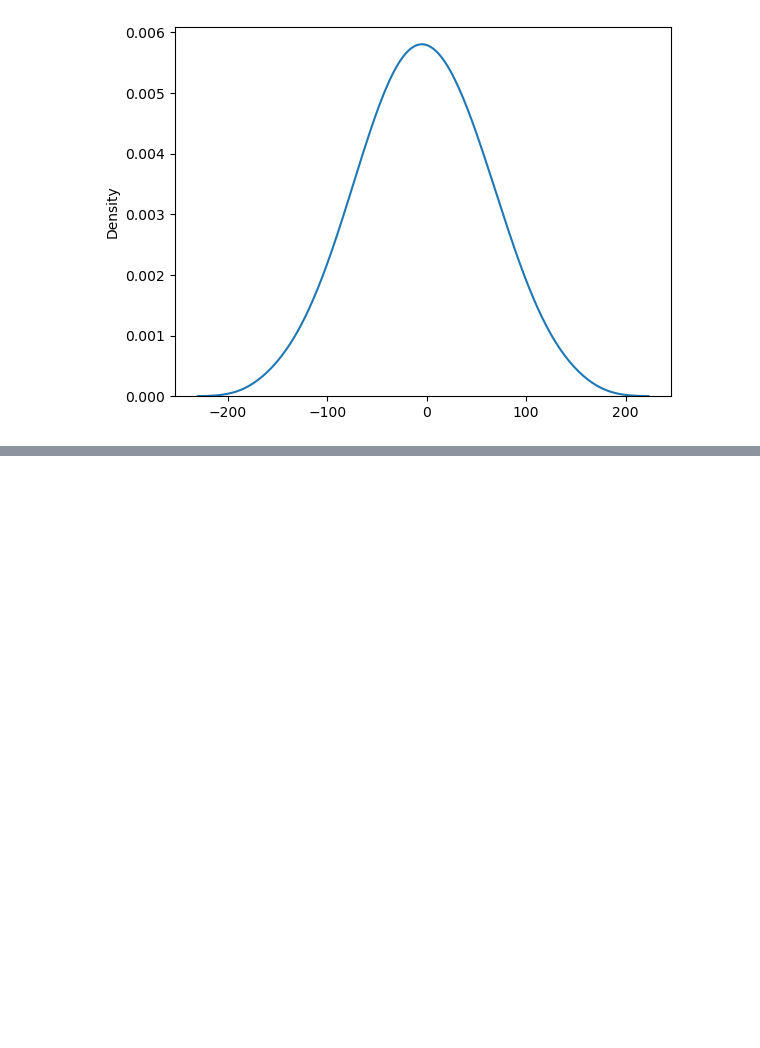
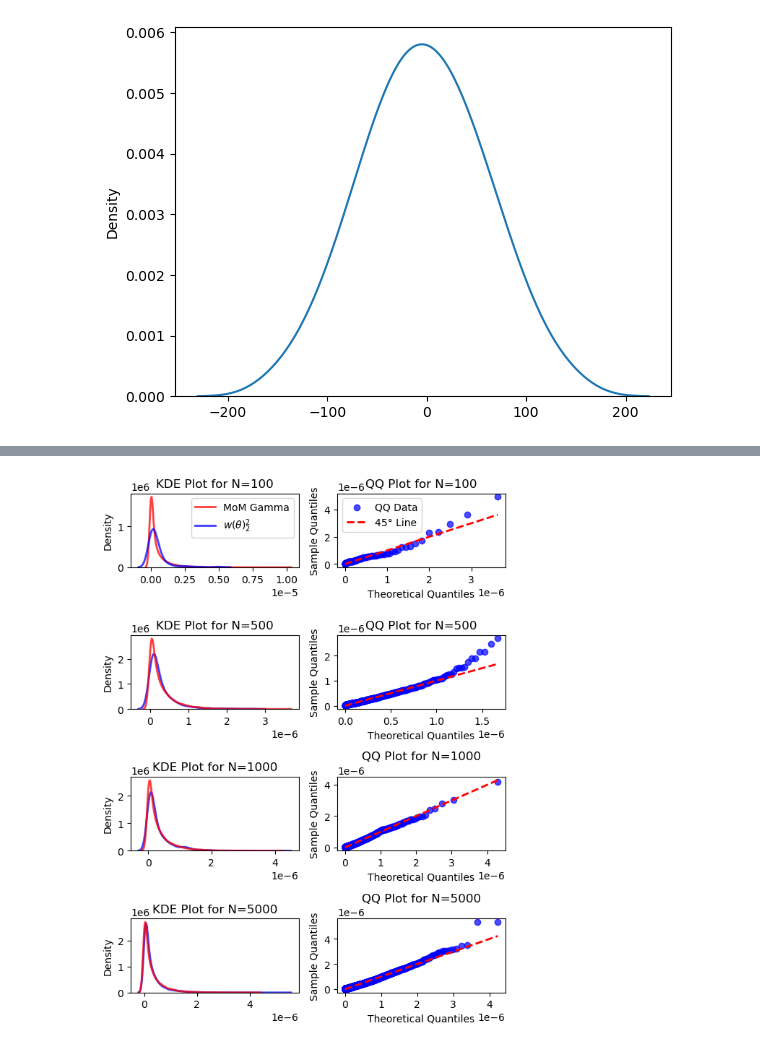
Before and after one commit to jsve96/SWDCPD, a Jupyter notebook: Appendix/SWD-Dist.ipynb, the cells around one changed output, grey strips where cells are left out. Cells and saved outputs as stored; diff of their text form; code cells hidden in the pictures; blank space fills up the shorter version.

```diff
--- a/Appendix/SWD-Dist.ipynb
+++ b/Appendix/SWD-Dist.ipynb
@@ -107,0 +120,57 @@ fig.legend()
+# %%
+fig, ax = plt.subplots(4, 2, figsize=(6, 8))  # 4 rows, 2 columns
+col = 0
+
+for N in [100, 500, 1000, 5000]:
+    # Sample theta and calculate w2
+    THETA = sample_theta(X, N)
+    w2 = project_and_calc_dist(X/255, Y/255, THETA, 2).mean(axis=0)
+    # Estimate Gamma parameters
+    a_hat, b_hat = mom_estimates(w2)
+
+    # Left column: KDE plot
+    if col == 0:
+        sns.kdeplot(np.random.gamma(a_hat, 1 / b_hat, 10000), ax=ax[col, 0], alpha=0.75,lw=2, color='red', label='MoM Gamma')
+        sns.kdeplot(w2, color='blue', ax=ax[col, 0], label='$w(\\theta)_{2}^{2}$',lw=2,alpha=0.75)
+        ax[col,0].legend()
+    else:
+        sns.kdeplot(w2, color='blue', ax=ax[col, 0],lw=2,alpha=0.75)
+        sns.kdeplot(np.random.gamma(a_hat, 1 / b_hat, 10000), ax=ax[col, 0], lw=2, color='red',alpha=0.75)
+    ax[col, 0].set_title(f'KDE Plot for N={N}')
+
+    # Right column: QQ plot
+    # Sort empirical data
+    w2_sorted = np.sort(w2)
+
+    start_quantile = 0.001 if N >= 1000 else 0.01  # Smaller start for larger N
+    end_quantile = 0.9999 if N >= 1000 else 0.99   # Larger end for larger N
+
+    # Generate theoretical quantiles
+    theoretical_quantiles = stats.gamma.ppf(
+        np.linspace(start_quantile, end_quantile, len(w2_sorted)), a=a_hat, scale=1 / b_hat
+    )
+
+    # Plot QQ plot
+    if col ==0:
+        ax[col, 1].scatter(theoretical_quantiles, w2_sorted, alpha=0.7, label='QQ Data', color='blue')
+        ax[col, 1].plot(theoretical_quantiles, theoretical_quantiles, color='red', linestyle='--', label='45° Line',lw=2)
+        ax[col, 1].legend()
+    else:
+        ax[col, 1].scatter(theoretical_quantiles, w2_sorted,alpha=0.7, color='blue')
+        ax[col, 1].plot(theoretical_quantiles, theoretical_quantiles, color='red', linestyle='--',lw=2)
+    ax[col, 1].set_title(f'QQ Plot for N={N}')
+    ax[col, 1].set_xlabel("Theoretical Quantiles")
+    ax[col, 1].set_ylabel("Sample Quantiles")
+
+
+
+
+
+    col += 1
+
+# Adjust layout and add legend
+fig.tight_layout()
+#fig.legend(loc="upper center", bbox_to_anchor=(0.5, 1.02), ncol=2)
+plt.show()
+# %% [output]
+[figure, added]
```
Also changed, not shown: parts of 12 cells of this notebook.
